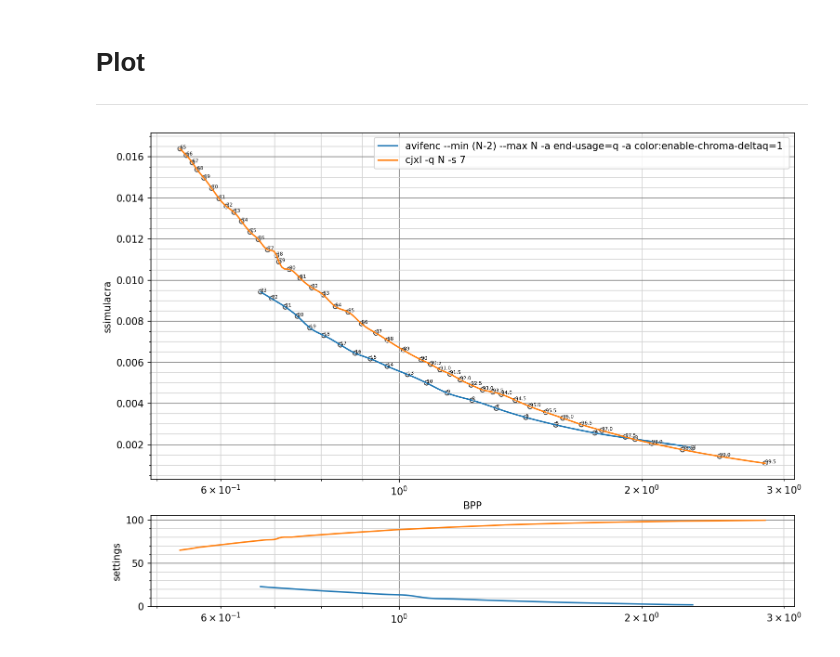
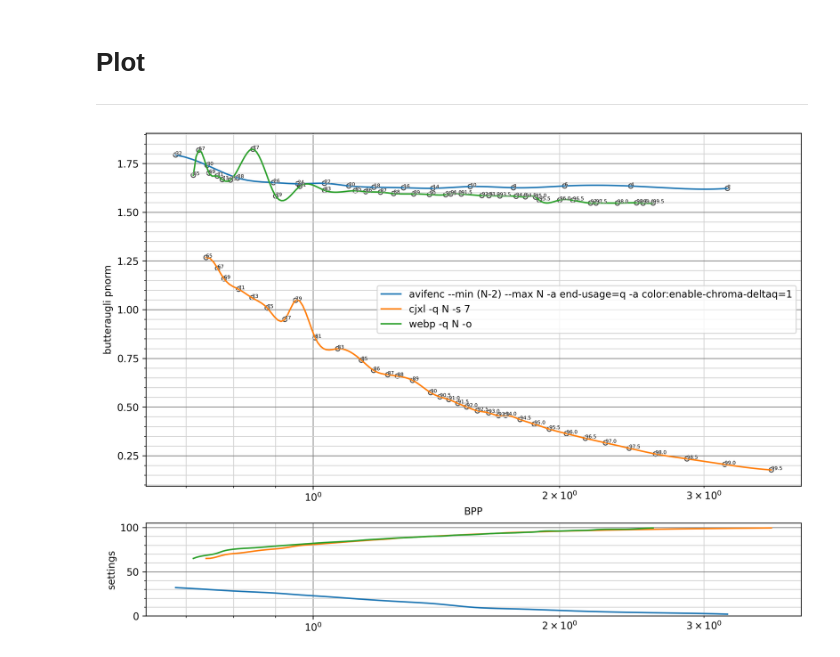
Before and after one commit to EugeneVert/image_bench, a Jupyter notebook: plot.ipynb, the cells around one changed output. Drawn from its saved outputs; the diff is of its cells as text; code cells hidden in the pictures.

Commit message:
partial webp support (no ssimulacra)

```diff
--- a/plot.ipynb
+++ b/plot.ipynb
@@ -48,71 +70,55 @@ def plot_2d(ax_main, ax_bottom, x, y, x_new, y_new, label=''):
 ----
 # %%
 # metric="butteraugli max norm"
-# metric="butteraugli pnorm"
-metric="ssimulacra"
+metric="butteraugli pnorm"
+# metric="ssimulacra"
 # %%
 readers = {}
 folders = [
     ["avif", "avif"],
     ["jxl_s7", "jxl"],
-    # ["jxl_s8", "jxl"],
-    # ["jxl_s9", "jxl"],
+#     ["jxl_s8", "jxl"],
+#     ["jxl_s9", "jxl"],
+    ["webp", "webp"],
     ]
 
 for i in folders:
-    if i[1] == "jxl":
-        add_jxl_reader(readers, i[0])
+    if i[1] == "jxl" or i[1] == "webp":
+        add_q_reader(readers, i[0], i[1])
     if i[1] == "avif":
         add_avif_reader(readers, i[0])
 # %% [markdown]
 # Plot
 ____
 # %%
-fig = plt.figure(figsize=(16, 9), dpi=150)
+fig = plt.figure(figsize=(16, 9), dpi=300)
 grid = plt.GridSpec(4, 4, hspace=0.4, wspace=0.1)
-
 ax_main = fig.add_subplot(grid[:-1, :-1])
 ax_bottom = fig.add_subplot(grid[-1, 0:-1], xticklabels=[])
 ax_main.set_xscale('log')
 ax_bottom.set_xscale('log')
 # ax_main.xaxis.set_major_formatter(ScalarFormatter())
 
 # PLOT DATA
 for n, r in readers.items():
     x = r["Res bpp"]
     y = r[metric]
     z = r["Method"]
     f_y = interp1d(x, y, kind="cubic")
     f_z = interp1d(x, z, kind="cubic")
     x_new = linspace(min(x), max(x), num=len(x)*10)
     y_new = f_y(x_new)
     z_new = f_z(x_new)
     plot_2d(ax_main, ax_bottom, x, y, x_new, y_new, label=n)
+    # add text markers -- quality
     for i, txt in enumerate(z):
         j = ax_main.annotate(str(txt), (x[i], y[i]), color="black")
         j.set_fontsize(5)
         j.set_path_effects([plte.Stroke(linewidth=0.5, foreground='white'),
                        plte.Normal()])
 
 
-# PLOT SETTINGS
-ax_main.grid(True, color='gray')
-ax_main.minorticks_on()
-ax_main.grid(True, which='minor', color='lightgray')
-# ax_main.set_xticks(np.arange(min(x_new), max(x_new)+1, 0.5))
-ax_main.set_xlabel("BPP")
-ax_main.set_ylabel(metric)
-# ax_main.set_ylabel("butteraugli pnorm")
-
-ax_main.legend()
-
-ax_bottom.grid(True, color='gray')
-ax_bottom.minorticks_on()
-ax_bottom.grid(True, which='minor', color='lightgray')
-# ax_bottom.set_xticks(np.arange(min(x_new), max(x_new)+1, 0.5))
-ax_bottom.set_ylim(0, 105)
-ax_bottom.set_ylabel("settings")
-
+plot_config(ax_main, ax_bottom)
 plt.show()
 # %% [output]
-[figure, old version]
+[figure, new version]
```
Also changed, not shown: parts of 4 cells of this notebook, 2 other files.
